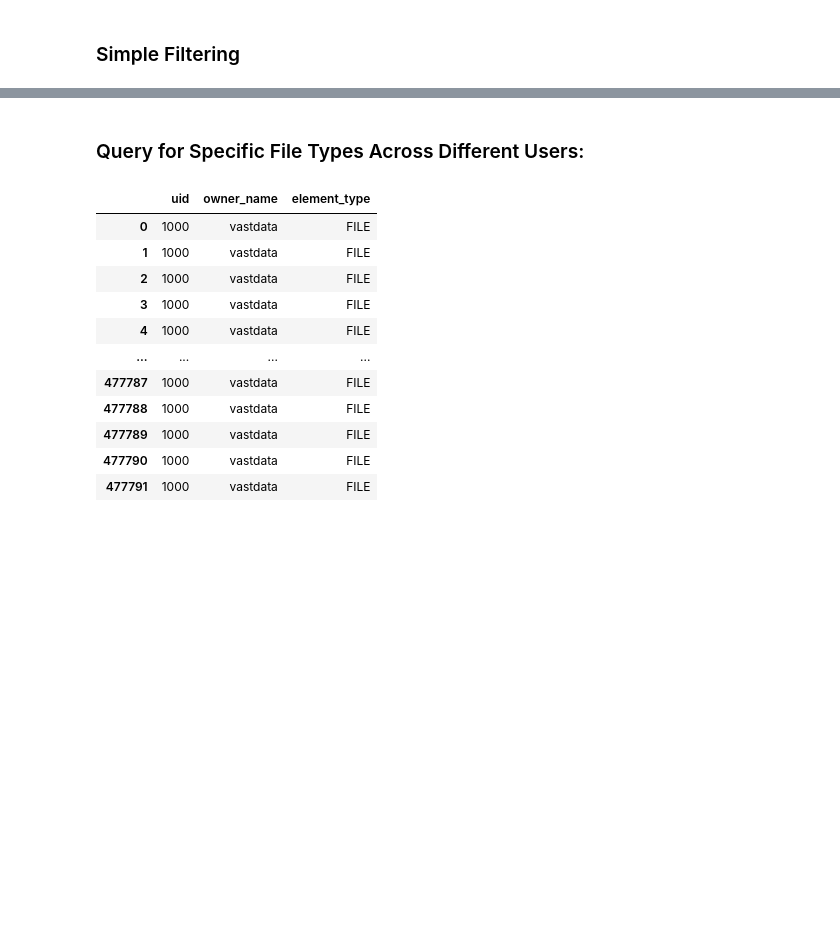
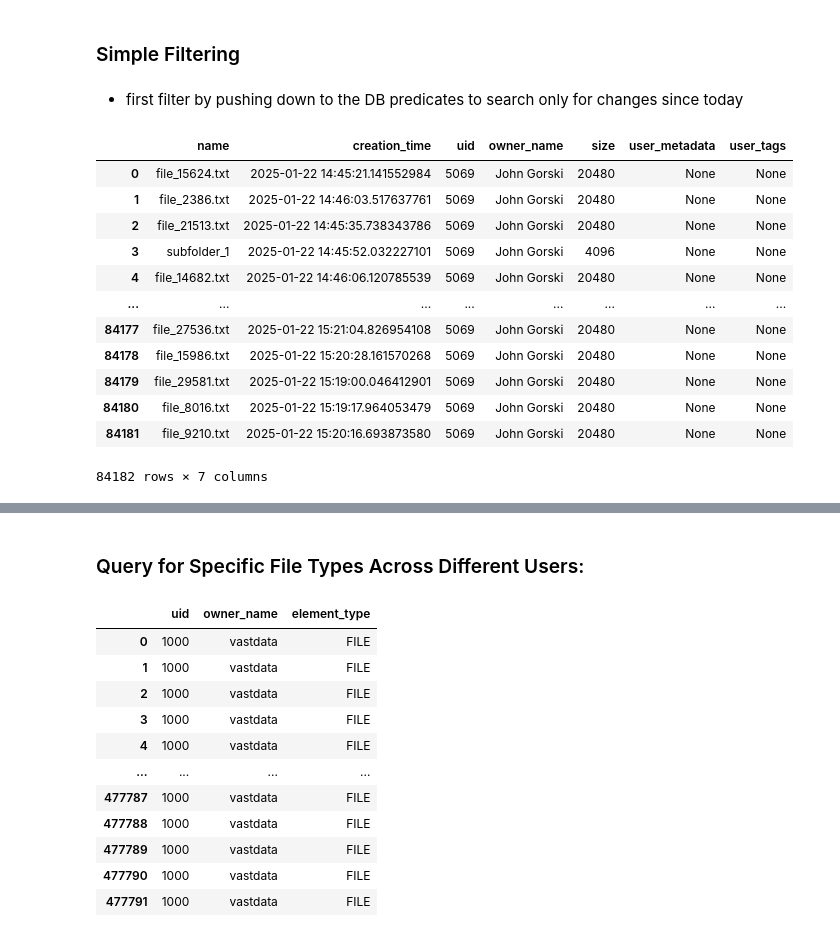
Before and after one commit to snowch/vast-docker-compose-examples, a Jupyter notebook: jupyter-pyspark/examples/catalog/python-sdk-vast-catalog.ipynb, the cells around one changed output, grey strips where cells are left out. Saved outputs shown, nothing was run; the diff lists cells and outputs as text; code cells hidden in the pictures; blank space fills up the shorter version.

```diff
--- a/jupyter-pyspark/examples/catalog/python-sdk-vast-catalog.ipynb
+++ b/jupyter-pyspark/examples/catalog/python-sdk-vast-catalog.ipynb
@@ -180,29 +179,43 @@ Total elements in the catalog: 84744221
 # %% [markdown]
 ### Simple Filtering
+# %% [markdown]
+- first filter by pushing down to the DB predicates to search only for changes since today
 # %%
 import ibis
 import time
+import pyarrow.compute as pc
 from datetime import datetime
+from ibis import _
 
-# vvv CHANGE THIS! vvv
-date_str = '2025-01-01'
+
+# today's date - should pick
+date_str = time.strftime('%Y-%m-%d')
 
 # Convert date string to epoch timestamp (in seconds)
 epoch_seconds = int(time.mktime(time.strptime(date_str, '%Y-%m-%d')))
 
 # Create an Ibis literal with epoch time and the correct data type
-# predicate = (_.size >= 5000) & \
-#             ((_.user_tags.notnull()) | (_.user_metadata.notnull()))
-            # (_.creation_time >= ibis.literal(epoch_seconds, type='timestamp')) & \
-
-# predicate = ~_.user_tags.isnull()
+predicate = (_.mtime >= ibis.literal(epoch_seconds, type='timestamp'))
 
 field_names = ['name', 'creation_time', 'uid', 'owner_name', 'size', 'user_metadata', 'user_tags']
 
 with session.transaction() as tx:
     # batch reader
-    table = tx.catalog().select(columns=field_names).read_all()
+    table = tx.catalog().select(columns=field_names, predicate=predicate).read_all()
     df = table.to_pandas()
-    print(table.schema)
 
-display(df)
+df
+# %% [output]
+|  | name | creation_time | uid | owner_name | size | user_metadata | user_tags |
+| 0 | file_15624.txt | 2025-01-22 14:45:21.141552984 | 5069 | John Gorski | 20480 | None | None |
+| 1 | file_2386.txt | 2025-01-22 14:46:03.517637761 | 5069 | John Gorski | 20480 | None | None |
+| 2 | file_21513.txt | 2025-01-22 14:45:35.738343786 | 5069 | John Gorski | 20480 | None | None |
+| 3 | subfolder_1 | 2025-01-22 14:45:52.032227101 | 5069 | John Gorski | 4096 | None | None |
+| 4 | file_14682.txt | 2025-01-22 14:46:06.120785539 | 5069 | John Gorski | 20480 | None | None |
+| ... | ... | ... | ... | ... | ... | ... | ... |
+| 84177 | file_27536.txt | 2025-01-22 15:21:04.826954108 | 5069 | John Gorski | 20480 | None | None |
+| 84178 | file_15986.txt | 2025-01-22 15:20:28.161570268 | 5069 | John Gorski | 20480 | None | None |
+| 84179 | file_29581.txt | 2025-01-22 15:19:00.046412901 | 5069 | John Gorski | 20480 | None | None |
+| 84180 | file_8016.txt | 2025-01-22 15:19:17.964053479 | 5069 | John Gorski | 20480 | None | None |
+| 84181 | file_9210.txt | 2025-01-22 15:20:16.693873580 | 5069 | John Gorski | 20480 | None | None |
+84182 rows × 7 columns
```
Also changed, not shown: parts of 12 cells of this notebook.
